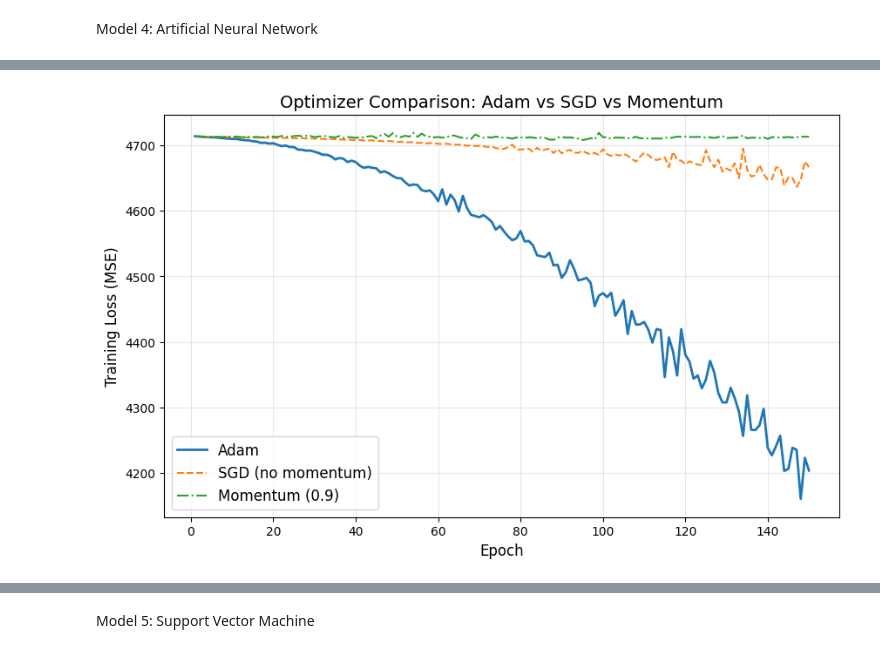
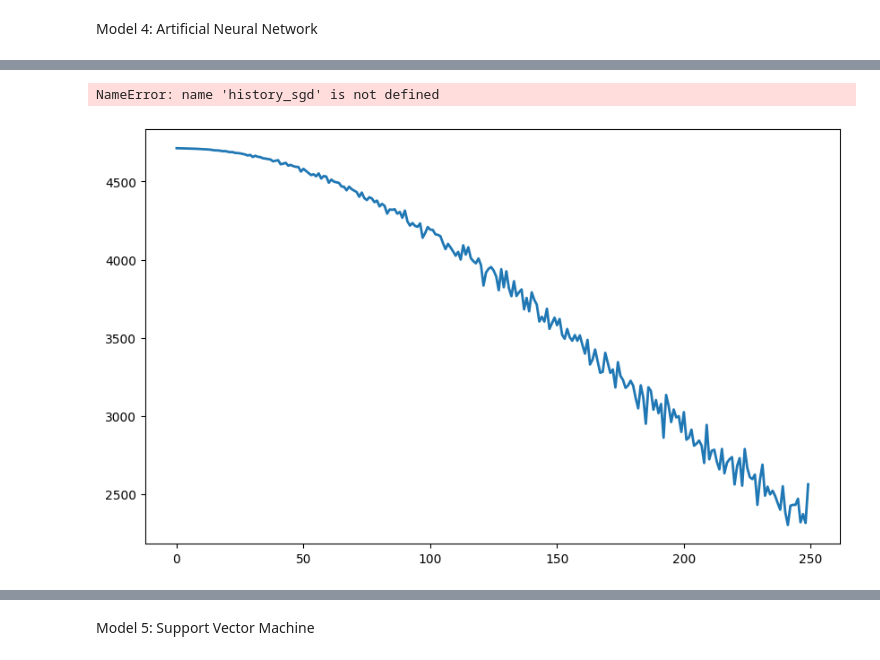
Before and after one commit to aleenaaahad/Machine-Learning-Models, a Jupyter notebook: Data-Processing.ipynb, the cells around one changed output, grey strips where cells are left out. Drawn from its saved outputs; the diff is of its cells as text; code cells hidden in the pictures.

```diff
--- a/Data-Processing.ipynb
+++ b/Data-Processing.ipynb
@@ -149,12 +171,21 @@ X_val_s   = scaler.transform(X_val_np)
 # %%
 def build_model():
     model = Sequential([
-        Dense(64, activation='relu', input_shape=(X_train_s.shape[1],)),
-        Dense(64, activation='relu'),
+        Dense(128, activation='relu', input_shape=(X_train_s.shape[1],)),
+        Dense(128, activation='relu'),
         Dense(2)  # predict x and y
     ])
     return model
 # %%
+from tensorflow.keras.callbacks import EarlyStopping
+
+# early stopping callback
+es = EarlyStopping(
+    monitor='val_loss',
+    patience=20,
+    restore_best_weights=True
+)
+
 model_adam = build_model()
 model_adam.compile(
     optimizer=tf.keras.optimizers.Adam(learning_rate=0.001),
@@ -165,7 +196,8 @@ model_adam.compile(
 history_adam = model_adam.fit(
     X_train_s, y_train_np,
     validation_data=(X_val_s, y_val_np),
-    epochs=150,
+    epochs=250,
     batch_size=32,
+    callbacks=[es],
     verbose=0
 )
@@ -187,7 +235,16 @@ history_sgd = model_sgd.fit(
 # %%
+from tensorflow.keras.callbacks import EarlyStopping
+
+# Early stopping for Momentum SGD
+es = EarlyStopping(
+    monitor='val_loss',
+    patience=50,
+    restore_best_weights=True
+)
+
 model_momentum = build_model()
 model_momentum.compile(
-    optimizer=tf.keras.optimizers.SGD(learning_rate=0.0001, momentum=0.9),
+    optimizer=tf.keras.optimizers.SGD(learning_rate=0.01, momentum=0.9),
     loss='mse',
     metrics=['mae']
 )
@@ -195,7 +252,8 @@ model_momentum.compile(
 history_momentum = model_momentum.fit(
     X_train_s, y_train_np,
     validation_data=(X_val_s, y_val_np),
-    epochs=150,
+    epochs=400,                # momentum converges slower → allow more epochs
     batch_size=32,
+    callbacks=[es],
     verbose=0
 )
@@ -202,19 +335,20 @@ history_momentum = model_momentum.fit(
 # %%
 plt.figure(figsize=(10,6))
-epochs = range(1, 151)
 
-plt.plot(epochs, history_adam.history['loss'], label='Adam', linewidth=2)
-plt.plot(epochs, history_sgd.history['loss'], label='SGD (no momentum)', linestyle='--')
-plt.plot(epochs, history_momentum.history['loss'], label='Momentum (0.9)', linestyle='-.')
+# plot based on actual lengths recorded in history objects
+plt.plot(history_adam.history['loss'], label='Adam', linewidth=2)
+plt.plot(history_sgd.history['loss'], label='SGD (no momentum)', linestyle='--')
+plt.plot(history_momentum.history['loss'], label='Momentum (0.9)', linestyle='-.')
 
 plt.title("Optimizer Comparison: Adam vs SGD vs Momentum", fontsize=14)
 plt.xlabel("Epoch", fontsize=12)
 plt.ylabel("Training Loss (MSE)", fontsize=12)
 plt.grid(True, alpha=0.3)
 plt.legend(fontsize=12)
 plt.show()
 # %% [output]
+NameError: name 'history_sgd' is not defined
-[figure, old version]
+[figure, new version]
 # %%
 plt.figure(figsize=(8,5))
 plt.plot(history_adam.history['loss'], label='Train loss')
```
Also changed, not shown: parts of 24 cells of this notebook.
